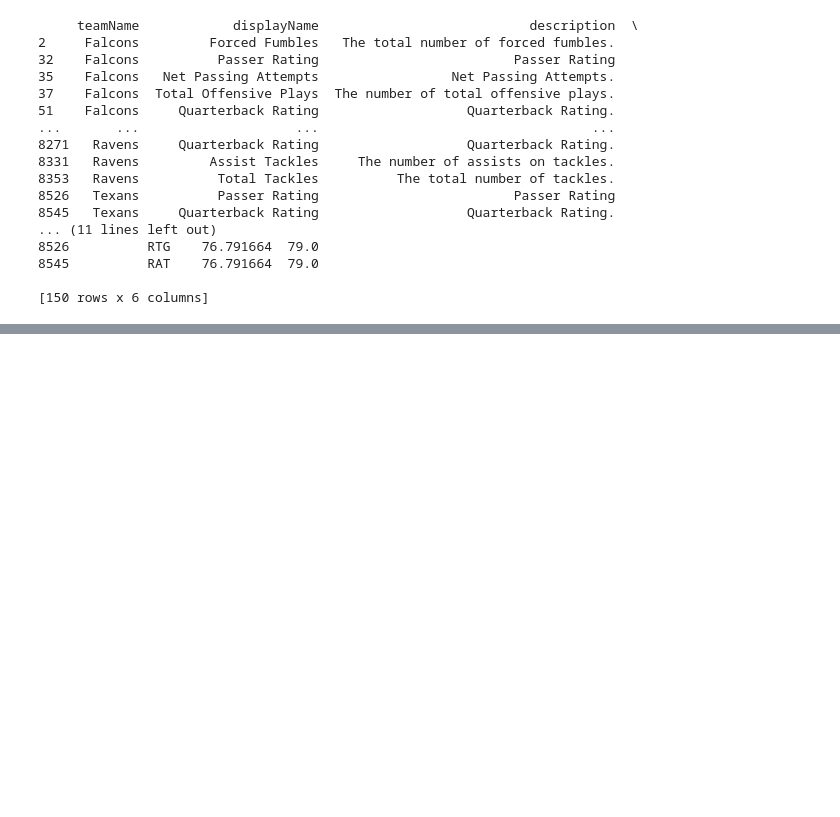
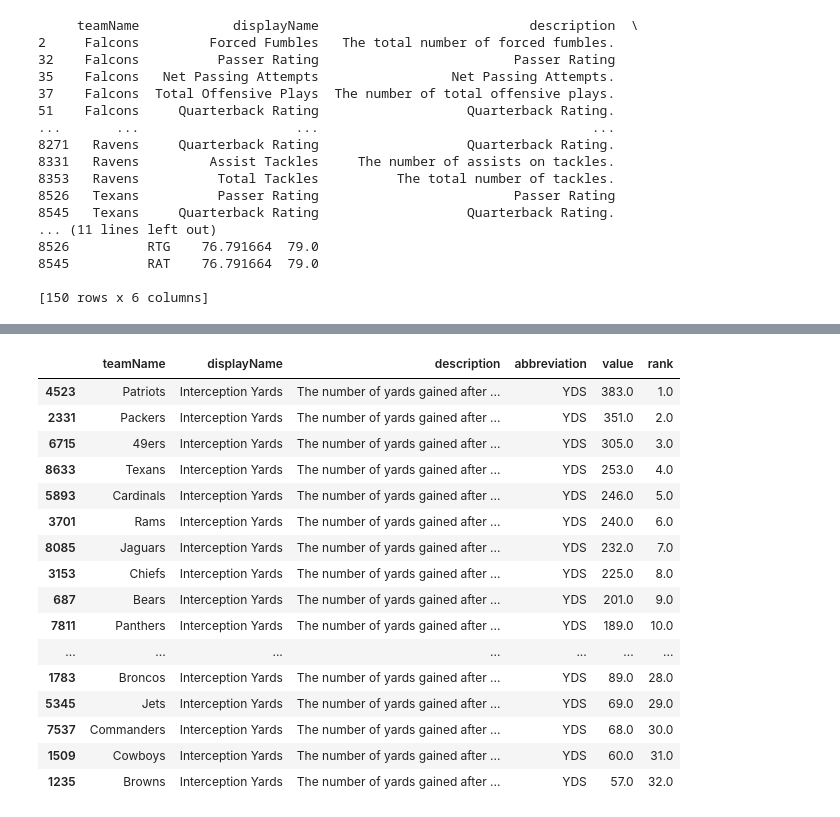
Before and after one commit to ColeDM-2020/INST414-Project, a Jupyter notebook: dbs_ranking.ipynb, the cells around one changed output, grey strips where cells are left out. Drawn from its saved outputs; the diff is of its cells as text; code cells hidden in the pictures; blank space fills up the shorter version.

```diff
--- a/dbs_ranking.ipynb
+++ b/dbs_ranking.ipynb
@@ -93,6 +150,25 @@ interceptions = interceptions.sort_values(by='rank')
 # %%
 iy = stats.loc[stats['displayName'] == 'Interception Yards']
 iy = iy.sort_values(by='rank')
+iy
+# %% [output]
+|  | teamName | displayName | description | abbreviation | value | rank |
+| 4523 | Patriots | Interception Yards | The number of yards gained after ... | YDS | 383.0 | 1.0 |
+| 2331 | Packers | Interception Yards | The number of yards gained after ... | YDS | 351.0 | 2.0 |
+| 6715 | 49ers | Interception Yards | The number of yards gained after ... | YDS | 305.0 | 3.0 |
+| 8633 | Texans | Interception Yards | The number of yards gained after ... | YDS | 253.0 | 4.0 |
+| 5893 | Cardinals | Interception Yards | The number of yards gained after ... | YDS | 246.0 | 5.0 |
+| 3701 | Rams | Interception Yards | The number of yards gained after ... | YDS | 240.0 | 6.0 |
+| 8085 | Jaguars | Interception Yards | The number of yards gained after ... | YDS | 232.0 | 7.0 |
+| 3153 | Chiefs | Interception Yards | The number of yards gained after ... | YDS | 225.0 | 8.0 |
+| 687 | Bears | Interception Yards | The number of yards gained after ... | YDS | 201.0 | 9.0 |
+| 7811 | Panthers | Interception Yards | The number of yards gained after ... | YDS | 189.0 | 10.0 |
+| ... | ... | ... | ... | ... | ... | ... |
+| 1783 | Broncos | Interception Yards | The number of yards gained after ... | YDS | 89.0 | 28.0 |
+| 5345 | Jets | Interception Yards | The number of yards gained after ... | YDS | 69.0 | 29.0 |
+| 7537 | Commanders | Interception Yards | The number of yards gained after ... | YDS | 68.0 | 30.0 |
+| 1509 | Cowboys | Interception Yards | The number of yards gained after ... | YDS | 60.0 | 31.0 |
+| 1235 | Browns | Interception Yards | The number of yards gained after ... | YDS | 57.0 | 32.0 |
 # %%
 bottom_db = []
 
```
Also changed, not shown: parts of 4 cells of this notebook, 3 other files.
